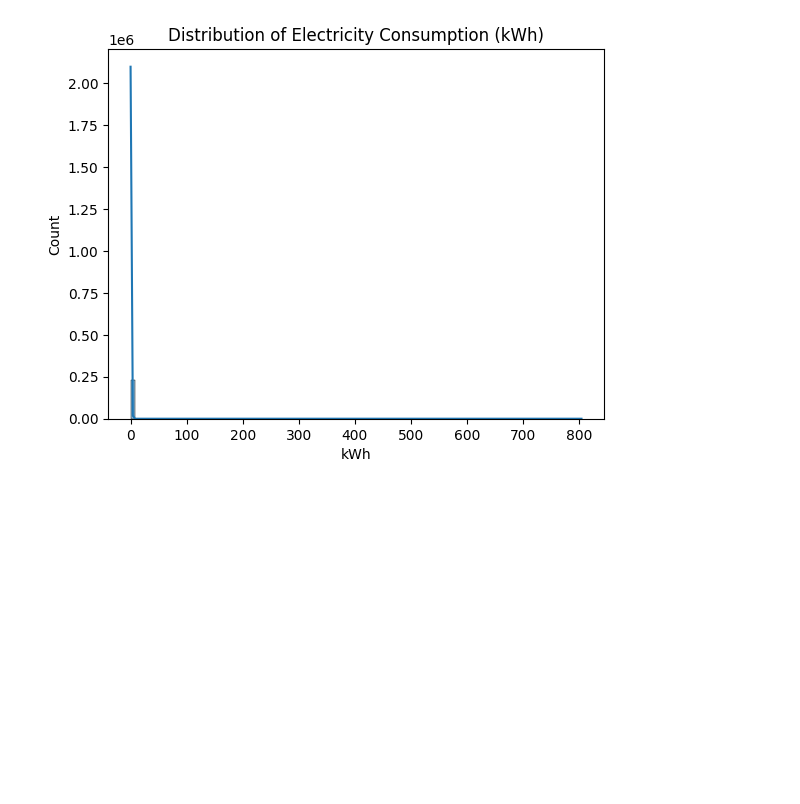
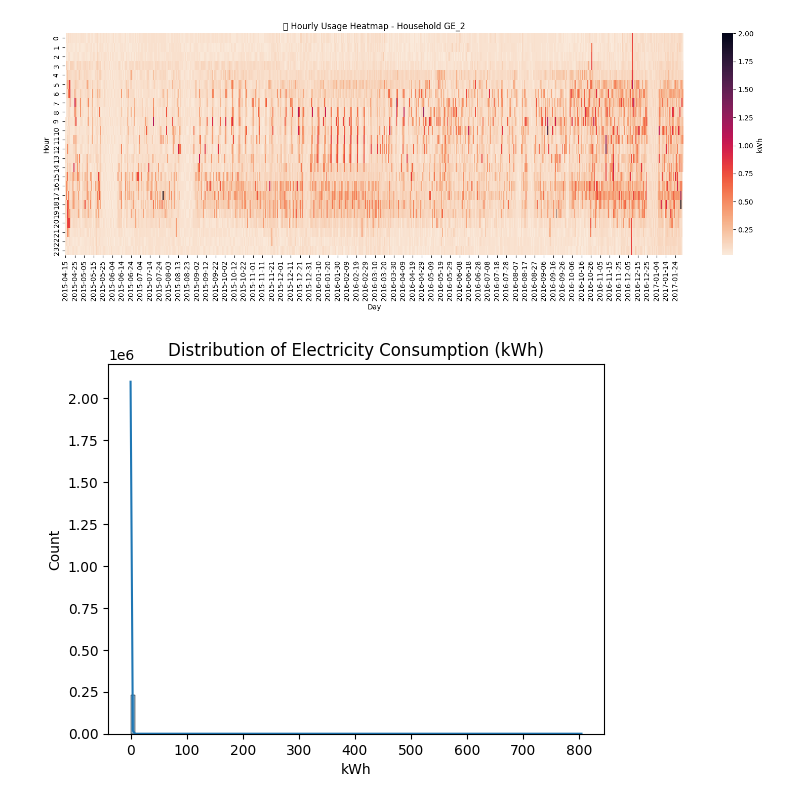
Before and after one commit to duantu/household_energy_consumption_forecasting, a Jupyter notebook: eda.ipynb, the cells around one changed output. Saved outputs shown, nothing was run; the diff lists cells and outputs as text; code cells hidden in the pictures; blank space fills up the shorter version.

```diff
--- a/eda.ipynb
+++ b/eda.ipynb
@@ -56,3 +128,17 @@ std                              NaN       1.856273       6.922164
+# %%
+house_id = sample_ids[0]
+sub = df[df['id'] == house_id].copy()
+sub['day'] = sub['datetime'].dt.date
+
+pivot = sub.pivot_table(index='hour', columns='day', values='target', aggfunc='mean')
+
+plt.figure(figsize=(16, 6))
+sns.heatmap(pivot, cmap='rocket_r', cbar_kws={'label': 'kWh'}, vmax=2)
+plt.title(f"🧯 Hourly Usage Heatmap - Household {house_id}")
+plt.xlabel("Day"); plt.ylabel("Hour")
+plt.tight_layout(); plt.show()
+# %% [output]
+[figure, added]
 # %%
 sns.histplot(df['target'], bins=100, kde=True)
 plt.title("Distribution of Electricity Consumption (kWh)")
```
Also changed, not shown: parts of 10 cells of this notebook.
